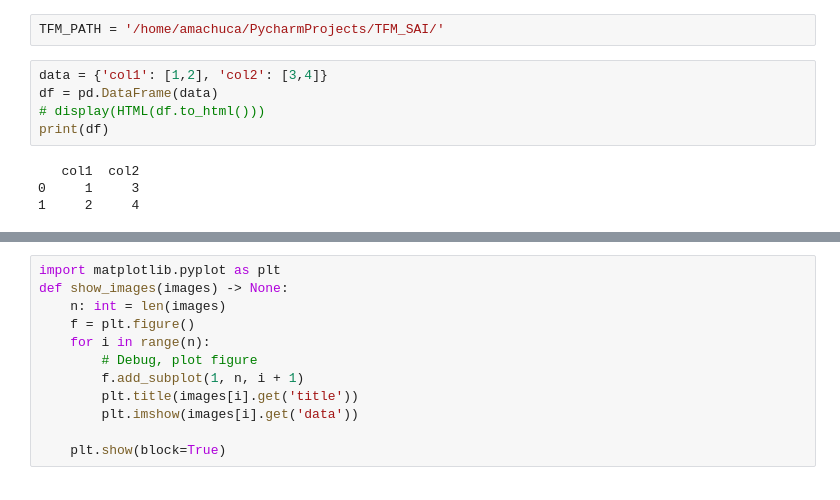
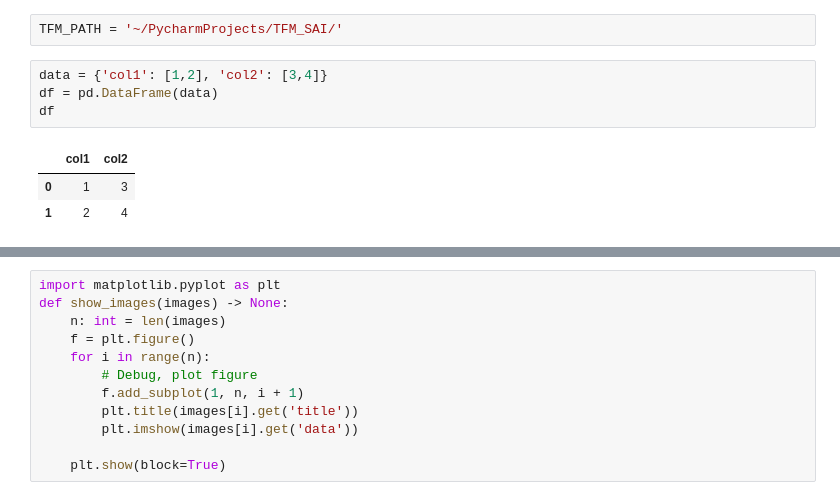
Before and after one commit to nonodev96/RNA_SI, a Jupyter notebook: scripts/test.ipynb, the cells around one changed output, grey strips where cells are left out. Saved outputs shown, nothing was run; the diff lists cells and outputs as text.

```diff
--- a/scripts/test.ipynb
+++ b/scripts/test.ipynb
@@ -9,14 +20,13 @@ import os
 # %%
-TFM_PATH = '/home/amachuca/PycharmProjects/TFM_SAI/'
+TFM_PATH = '~/PycharmProjects/TFM_SAI/'
 # %%
 data = {'col1': [1,2], 'col2': [3,4]}
 df = pd.DataFrame(data)
-# display(HTML(df.to_html()))
-print(df)
+df
 # %% [output]
-   col1  col2
-0     1     3
-1     2     4
+|  | col1 | col2 |
+| 0 | 1 | 3 |
+| 1 | 2 | 4 |
 # %%
 def load_image_casia_multi_spectral_palmprintV1(row):
     ruta_imagen = (
```
Also changed, not shown: parts of 10 cells of this notebook, 7 other files.
